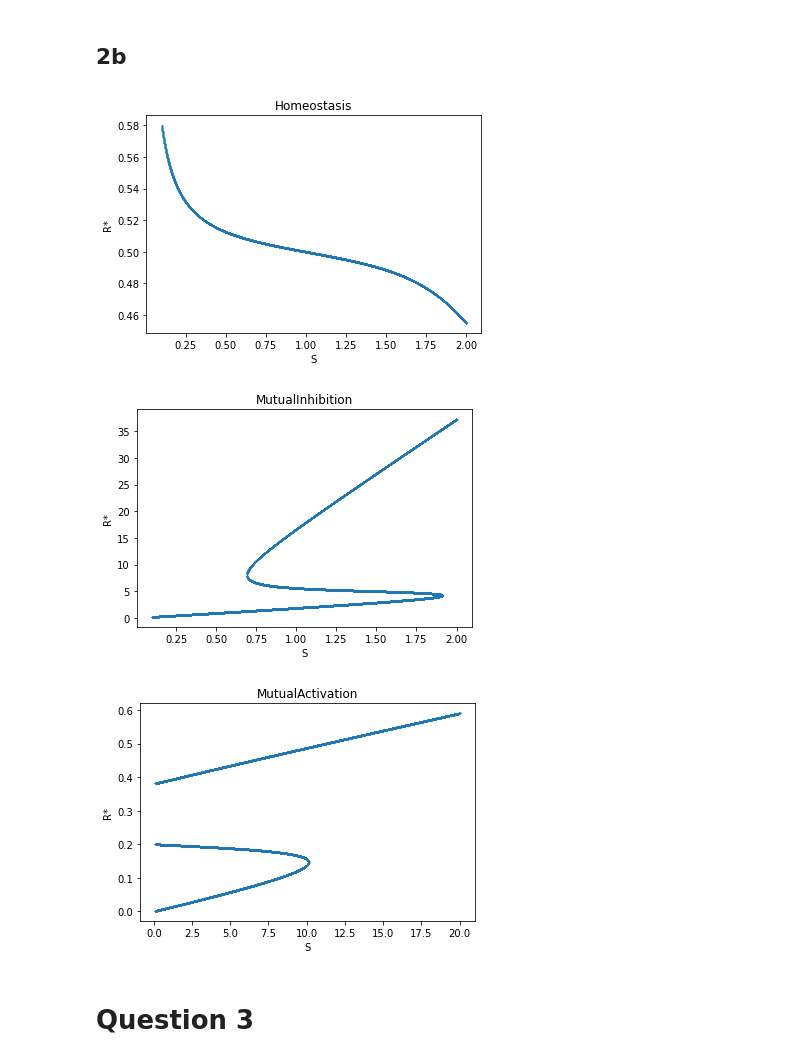
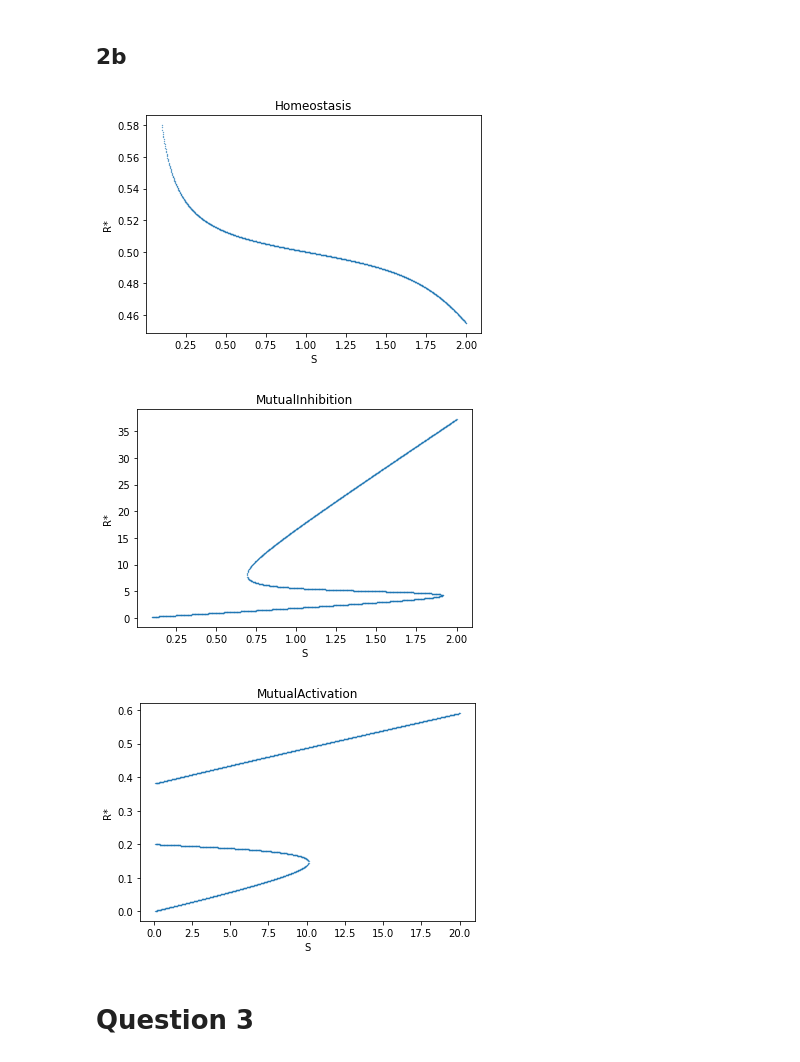
Before and after one commit to Nickvs99/ComputationalBiology, a Jupyter notebook: Set2/set2.ipynb, the cells around one changed output. Cells and saved outputs as stored; diff of their text form; code cells hidden in the pictures.

```diff
--- a/Set2/set2.ipynb
+++ b/Set2/set2.ipynb
@@ -197,13 +197,13 @@ MutualActivation().dR_different_S((0,8,16), R_values=np.linspace(0,1, 5000))
 ## 2b
 # %%
 R_precision = 5000
-S_precision = 20000
+S_precision = 1000 #20000
 
 Homeostasis().signal_response_curve(np.linspace(0.1, 2, S_precision), R_values=np.linspace(0.45, 0.6, R_precision))
 MutualInhibition().signal_response_curve(np.linspace(0.1, 2, S_precision), R_values=np.linspace(0, 40, R_precision))
 MutualActivation().signal_response_curve(np.linspace(0.1, 20, S_precision), R_values=np.linspace(0, 0.6, R_precision))
 # %% [output]
-[figure, old version]
+[figure, new version]
 [figure]
 [figure]
 # %% [markdown]
```
Also changed, not shown: parts of 8 cells of this notebook, 28 other files.
